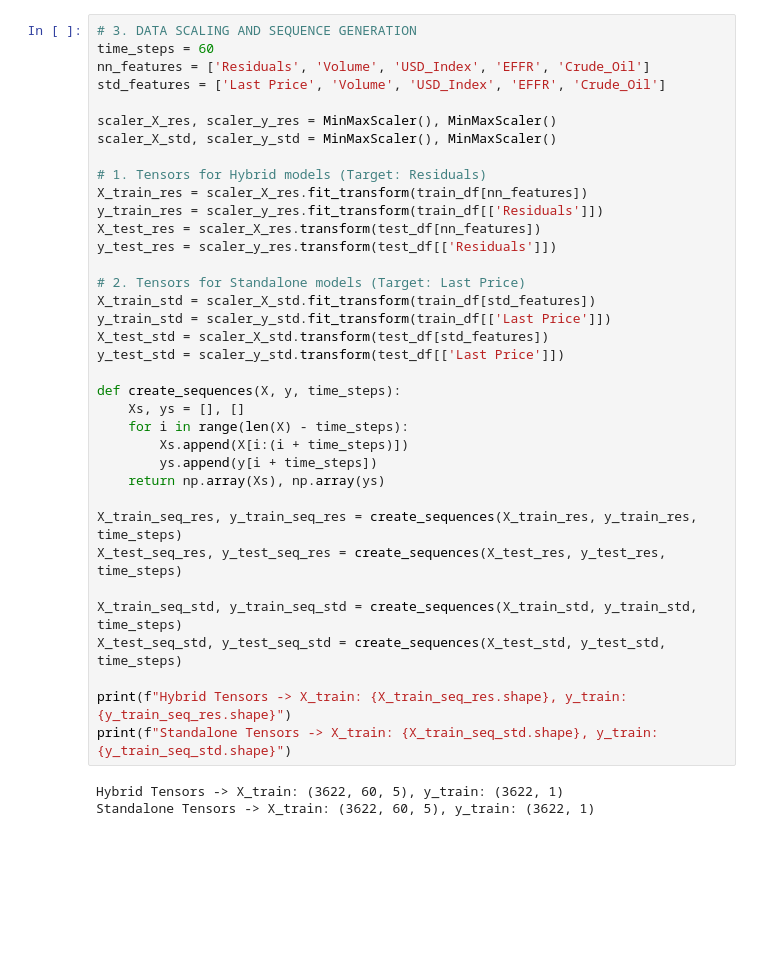
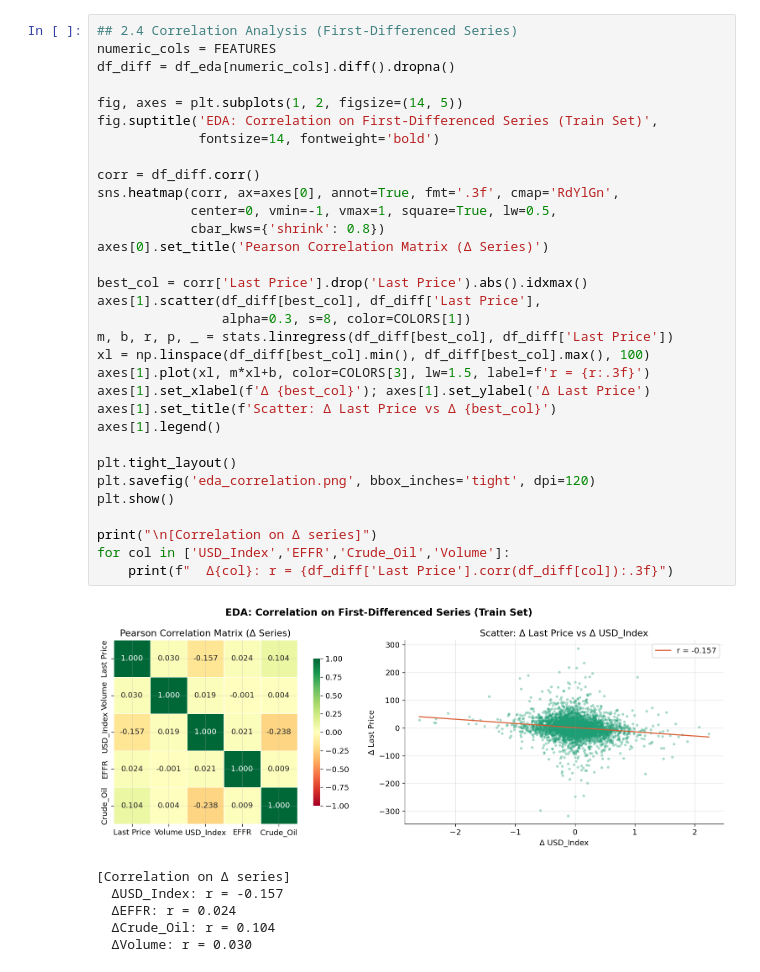
Before and after one commit to 2imMinh/demo, a Jupyter notebook: notebooks/02_model.ipynb, the cells around one changed output. Drawn from its saved outputs; the diff is of its cells as text; blank space fills up the shorter version.

```diff
--- a/notebooks/02_model.ipynb
+++ b/notebooks/02_model.ipynb
@@ -64,39 +151,39 @@ Optimal ARIMA Order: (2, 1, 2)
 # %%
-# 3. DATA SCALING AND SEQUENCE GENERATION
-time_steps = 60
-nn_features = ['Residuals', 'Volume', 'USD_Index', 'EFFR', 'Crude_Oil']
-std_features = ['Last Price', 'Volume', 'USD_Index', 'EFFR', 'Crude_Oil']
+## 2.4 Correlation Analysis (First-Differenced Series)
+numeric_cols = FEATURES
+df_diff = df_eda[numeric_cols].diff().dropna()
 
-scaler_X_res, scaler_y_res = MinMaxScaler(), MinMaxScaler()
-scaler_X_std, scaler_y_std = MinMaxScaler(), MinMaxScaler()
+fig, axes = plt.subplots(1, 2, figsize=(14, 5))
+fig.suptitle('EDA: Correlation on First-Differenced Series (Train Set)',
+             fontsize=14, fontweight='bold')
 
-# 1. Tensors for Hybrid models (Target: Residuals)
-X_train_res = scaler_X_res.fit_transform(train_df[nn_features])
-y_train_res = scaler_y_res.fit_transform(train_df[['Residuals']])
-X_test_res = scaler_X_res.transform(test_df[nn_features])
-y_test_res = scaler_y_res.transform(test_df[['Residuals']])
+corr = df_diff.corr()
+sns.heatmap(corr, ax=axes[0], annot=True, fmt='.3f', cmap='RdYlGn',
+            center=0, vmin=-1, vmax=1, square=True, lw=0.5,
+            cbar_kws={'shrink': 0.8})
+axes[0].set_title('Pearson Correlation Matrix (Δ Series)')
 
-# 2. Tensors for Standalone models (Target: Last Price)
-X_train_std = scaler_X_std.fit_transform(train_df[std_features])
-y_train_std = scaler_y_std.fit_transform(train_df[['Last Price']])
-X_test_std = scaler_X_std.transform(test_df[std_features])
-y_test_std = scaler_y_std.transform(test_df[['Last Price']])
+best_col = corr['Last Price'].drop('Last Price').abs().idxmax()
+axes[1].scatter(df_diff[best_col], df_diff['Last Price'],
+                alpha=0.3, s=8, color=COLORS[1])
+m, b, r, p, _ = stats.linregress(df_diff[best_col], df_diff['Last Price'])
+xl = np.linspace(df_diff[best_col].min(), df_diff[best_col].max(), 100)
+axes[1].plot(xl, m*xl+b, color=COLORS[3], lw=1.5, label=f'r = {r:.3f}')
+axes[1].set_xlabel(f'Δ {best_col}'); axes[1].set_ylabel('Δ Last Price')
+axes[1].set_title(f'Scatter: Δ Last Price vs Δ {best_col}')
+axes[1].legend()
 
-def create_sequences(X, y, time_steps):
-    Xs, ys = [], []
-    for i in range(len(X) - time_steps):
-        Xs.append(X[i:(i + time_steps)])
-        ys.append(y[i + time_steps])
-    return np.array(Xs), np.array(ys)
+plt.tight_layout()
+plt.savefig('eda_correlation.png', bbox_inches='tight', dpi=120)
+plt.show()
 
-X_train_seq_res, y_train_seq_res = create_sequences(X_train_res, y_train_res, time_steps)
-X_test_seq_res, y_test_seq_res = create_sequences(X_test_res, y_test_res, time_steps)
-
-X_train_seq_std, y_train_seq_std = create_sequences(X_train_std, y_train_std, time_steps)
-X_test_seq_std, y_test_seq_std = create_sequences(X_test_std, y_test_std, time_steps)
-
-print(f"Hybrid Tensors -> X_train: {X_train_seq_res.shape}, y_train: {y_train_seq_res.shape}")
-print(f"Standalone Tensors -> X_train: {X_train_seq_std.shape}, y_train: {y_train_seq_std.shape}")
+print("\n[Correlation on Δ series]")
+for col in ['USD_Index','EFFR','Crude_Oil','Volume']:
+    print(f"  Δ{col}: r = {df_diff['Last Price'].corr(df_diff[col]):.3f}")
 # %% [output]
+[figure, added]
-Hybrid Tensors -> X_train: (3622, 60, 5), y_train: (3622, 1)
-Standalone Tensors -> X_train: (3622, 60, 5), y_train: (3622, 1)
+[Correlation on Δ series]
+  ΔUSD_Index: r = -0.157
+  ΔEFFR: r = 0.024
+  ΔCrude_Oil: r = 0.104
+  ΔVolume: r = 0.030
```
Also changed, not shown: parts of 31 cells of this notebook, 28 other files.
